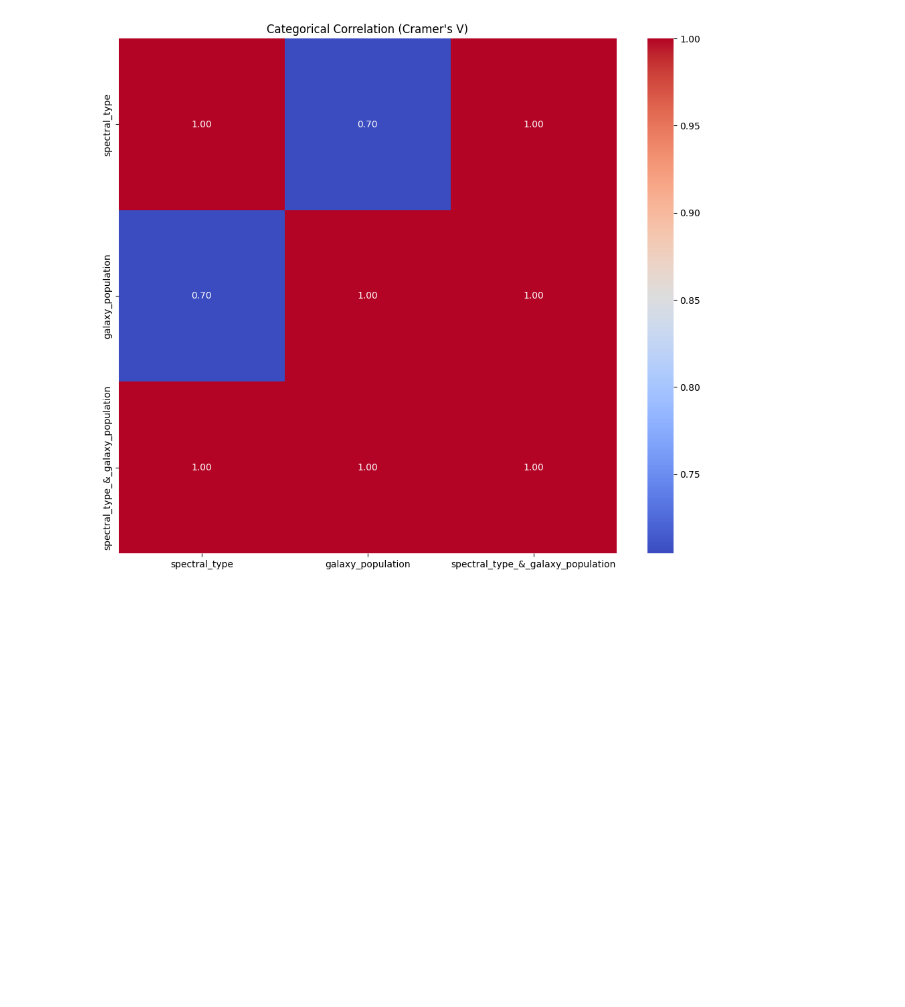
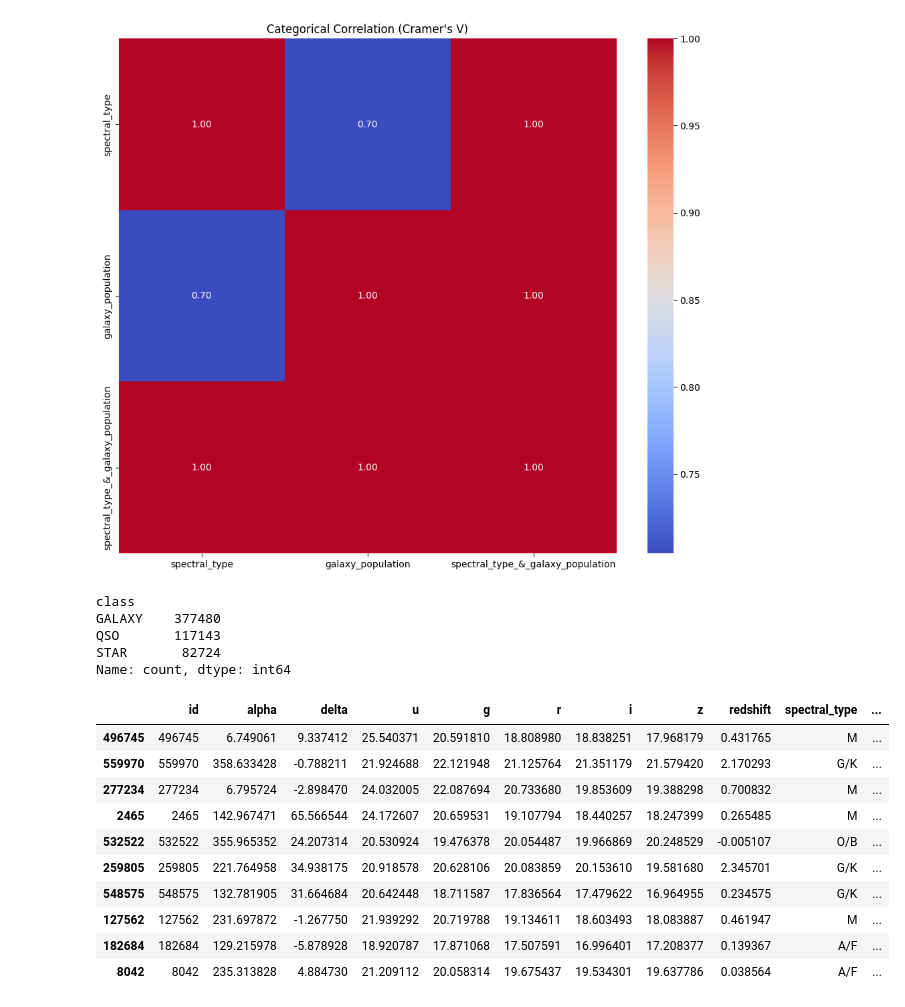
Before and after one commit to vijaytakbhate2002/kaggle_competition_solutions, a Jupyter notebook: predicting_stellar_class/xgboost_solution.ipynb, the cells around one changed output. Drawn from its saved outputs; the diff is of its cells as text; code cells hidden in the pictures; blank space fills up the shorter version.

```diff
--- a/predicting_stellar_class/xgboost_solution.ipynb
+++ b/predicting_stellar_class/xgboost_solution.ipynb
@@ -95,3 +118,25 @@ plt.show()
 # %% [output]
 Updated Categorical columns : ['spectral_type', 'galaxy_population', 'spectral_type_&_galaxy_population']
 [figure]
+# %%
+train_df['class'].value_counts()
+# %% [output]
+class
+GALAXY    377480
+QSO       117143
+STAR       82724
+Name: count, dtype: int64
+# %%
+train_df.sample(10)
+# %% [output]
+|  | id | alpha | delta | u | g | r | i | z | redshift | spectral_type | ... |
+| 496745 | 496745 | 6.749061 | 9.337412 | 25.540371 | 20.591810 | 18.808980 | 18.838251 | 17.968179 | 0.431765 | M | ... |
+| 559970 | 559970 | 358.633428 | -0.788211 | 21.924688 | 22.121948 | 21.125764 | 21.351179 | 21.579420 | 2.170293 | G/K | ... |
+| 277234 | 277234 | 6.795724 | -2.898470 | 24.032005 | 22.087694 | 20.733680 | 19.853609 | 19.388298 | 0.700832 | M | ... |
+| 2465 | 2465 | 142.967471 | 65.566544 | 24.172607 | 20.659531 | 19.107794 | 18.440257 | 18.247399 | 0.265485 | M | ... |
+| 532522 | 532522 | 355.965352 | 24.207314 | 20.530924 | 19.476378 | 20.054487 | 19.966869 | 20.248529 | -0.005107 | O/B | ... |
+| 259805 | 259805 | 221.764958 | 34.938175 | 20.918578 | 20.628106 | 20.083859 | 20.153610 | 19.581680 | 2.345701 | G/K | ... |
+| 548575 | 548575 | 132.781905 | 31.664684 | 20.642448 | 18.711587 | 17.836564 | 17.479622 | 16.964955 | 0.234575 | G/K | ... |
+| 127562 | 127562 | 231.697872 | -1.267750 | 21.939292 | 20.719788 | 19.134611 | 18.603493 | 18.083887 | 0.461947 | M | ... |
+| 182684 | 182684 | 129.215978 | -5.878928 | 18.920787 | 17.871068 | 17.507591 | 16.996401 | 17.208377 | 0.139367 | A/F | ... |
+| 8042 | 8042 | 235.313828 | 4.884730 | 21.209112 | 20.058314 | 19.675437 | 19.534301 | 19.637786 | 0.038564 | A/F | ... |
```
Also changed, not shown: parts of 4 cells of this notebook, 1 other file.
